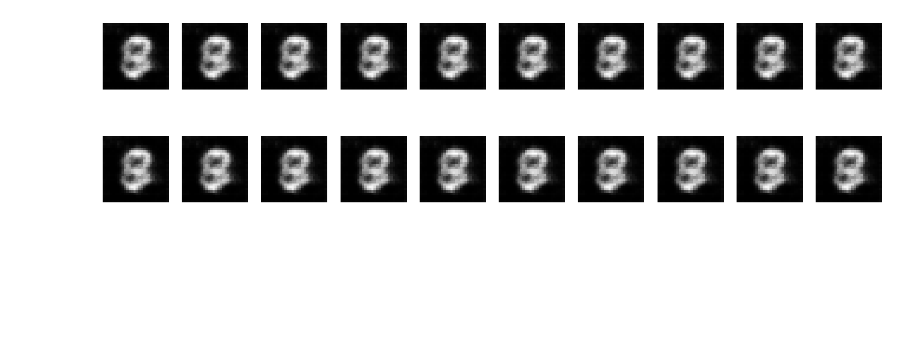
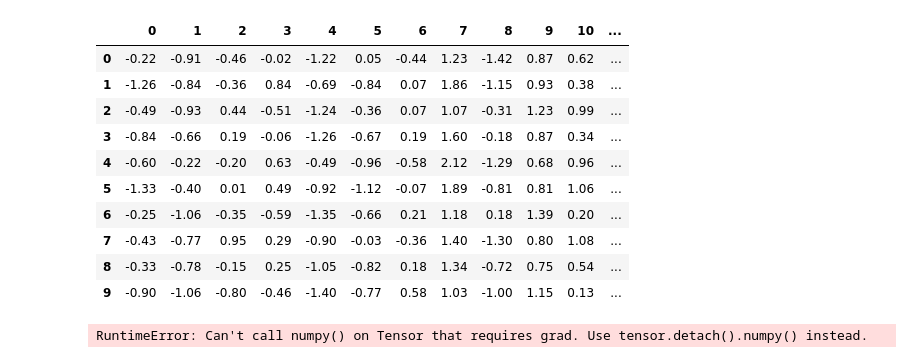
Before and after one commit to gabrielpetersson/simple-variational-auto-encoder, a Jupyter notebook: variational_auto_encoder_1.ipynb, the cells around one changed output. Cells and saved outputs as stored; diff of their text form; code cells hidden in the pictures; blank space fills up the shorter version.

```diff
--- a/variational_auto_encoder_1.ipynb
+++ b/variational_auto_encoder_1.ipynb
@@ -251,17 +251,35 @@ Epoch [5/10], Training Loss: 9671.2664, Validation Loss: 9180.5832
 ... (11 outputs left out)
-# %%
-model.eval()
-with torch.no_grad():
-    images, _ = next(iter(test_loader))
-    image = images[0]
-    encoded = self.encoder(x)
-    mu = model.fc_mu(encoded)       # Mean of the latent space
-    logvar = self.fc_logvar(encoded)  # Log-variance of the latent space
-    z = self.reparameterize(mu, logvar)  # Sample from the latent space
-    decoded = self.decoder(z)      # Decode the sampled latent vector
-
-    random_inputs = torch.zeros(10, bottleneck).to("cuda")
-    outputs = model.decoder(random_inputs)
-    show_images(outputs[:10], outputs[:10])
-# %% [output]
-[figure, removed]
+# %%
+import pandas as pd
+zs = []
+
+for i in range(10):
+  model.eval()
+  with torch.no_grad():
+      images, _ = next(iter(test_loader))
+      image = images[0].to("cuda").view(1,1,28,28)
+      decoded, encoded, _, _ = model(image)
+      #show_images(image[:1], decoded)
+      zs.append([round(x, 2) for x in encoded.tolist()[0]])
+
+pd.DataFrame(zs)
+
+# the digit 7 has very similar activations on col index 9 12 14
+# %% [output]
+|  | 0 | 1 | 2 | 3 | 4 | 5 | 6 | 7 | 8 | 9 | 10 | ... |
+| 0 | -0.22 | -0.91 | -0.46 | -0.02 | -1.22 | 0.05 | -0.44 | 1.23 | -1.42 | 0.87 | 0.62 | ... |
+| 1 | -1.26 | -0.84 | -0.36 | 0.84 | -0.69 | -0.84 | 0.07 | 1.86 | -1.15 | 0.93 | 0.38 | ... |
+| 2 | -0.49 | -0.93 | 0.44 | -0.51 | -1.24 | -0.36 | 0.07 | 1.07 | -0.31 | 1.23 | 0.99 | ... |
+| 3 | -0.84 | -0.66 | 0.19 | -0.06 | -1.26 | -0.67 | 0.19 | 1.60 | -0.18 | 0.87 | 0.34 | ... |
+| 4 | -0.60 | -0.22 | -0.20 | 0.63 | -0.49 | -0.96 | -0.58 | 2.12 | -1.29 | 0.68 | 0.96 | ... |
+| 5 | -1.33 | -0.40 | 0.01 | 0.49 | -0.92 | -1.12 | -0.07 | 1.89 | -0.81 | 0.81 | 1.06 | ... |
+| 6 | -0.25 | -1.06 | -0.35 | -0.59 | -1.35 | -0.66 | 0.21 | 1.18 | 0.18 | 1.39 | 0.20 | ... |
+| 7 | -0.43 | -0.77 | 0.95 | 0.29 | -0.90 | -0.03 | -0.36 | 1.40 | -1.30 | 0.80 | 1.08 | ... |
+| 8 | -0.33 | -0.78 | -0.15 | 0.25 | -1.05 | -0.82 | 0.18 | 1.34 | -0.72 | 0.75 | 0.54 | ... |
+| 9 | -0.90 | -1.06 | -0.80 | -0.46 | -1.40 | -0.77 | 0.58 | 1.03 | -1.00 | 1.15 | 0.13 | ... |
+# %%
+random_inputs = torch.zeros(10, bottleneck).to("cuda")
+outputs = model.decoder(random_inputs)
+show_images(outputs[:10], outputs[:10])
+# %% [output]
+RuntimeError: Can't call numpy() on Tensor that requires grad. Use tensor.detach().numpy() instead.
```
Also changed, not shown: parts of 3 cells of this notebook.
